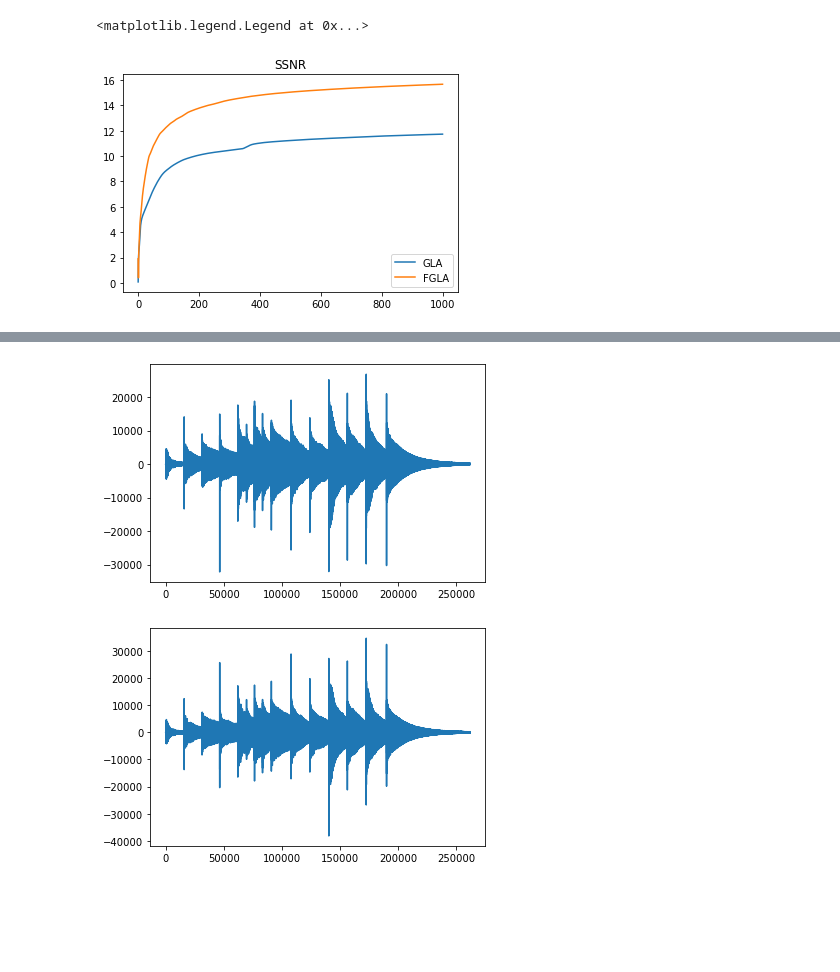
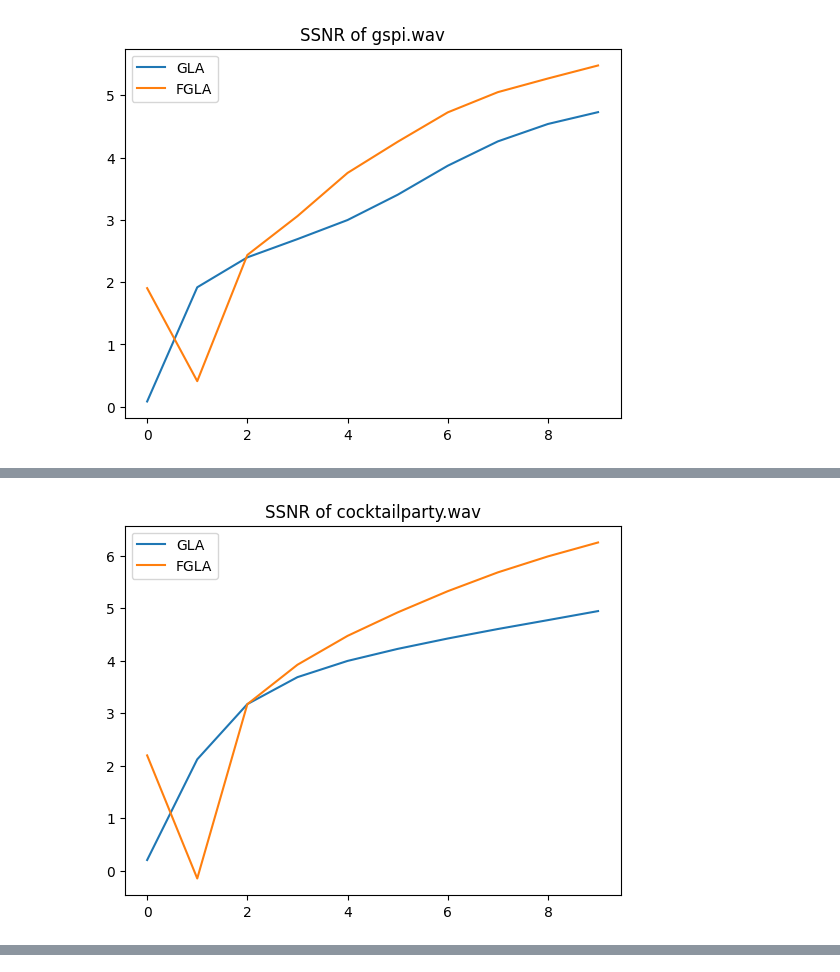
Before and after one commit to IvanPopJovanov/ni-2022-fgla, a Jupyter notebook: main.ipynb, the cells around one changed output, grey strips where cells are left out. Cells and saved outputs as stored; diff of their text form; code cells hidden in the pictures; blank space fills up the shorter version.

```diff
--- a/main.ipynb
+++ b/main.ipynb
@@ -70,7 +47,7 @@ def GLA(s, N, iterations):
         x = istft(c)
 
         ssnr = SSNR(x, s)
-        if(i % 100 == 0):
+        if(i % (iterations/10) == 0):
             print('Reconstruction iteration: {}/{} - SSNR: {}'.format(i, iterations, ssnr))
         ssnr_history.append(ssnr)
 
@@ -96,20 +73,36 @@ def FGLA(s, N, iterations, alpha = 0.99):
         x = istft(c)
 
         ssnr = SSNR(x, s)
-        if(i % 100 == 0):
+        if(i % (iterations/10) == 0):
             print('Reconstruction iteration: {}/{} - SSNR: {}'.format(i, iterations, ssnr))
         ssnr_history.append(ssnr)
 
     return x, ssnr_history
 # %%
+sound_names = ["gspi.wav","cocktailparty.wav"]
 alpha = 0.99
-iterations = 1000
+iterations = 10
 
-s = np.abs(stft(data))
+x_gla_array = []
+history_gla_array = []
+x_fgla_array = []
+history_fgla_array = []
+Fs_array = []
+for sound_name in sound_names:
+  Fs, data = wavfile.read('/content/'+sound_name)
+  Fs_array.append(Fs)
+  N = data.shape[0]
+  s = np.abs(stft(data))
 
-print("### GLA: ")
-x_gla, history_gla = GLA(s, N, iterations)
 
-print("### FGLA: ")
-x_fgla, history_fgla = FGLA(s, N, iterations, alpha)
+  print("======================================================")
+  print("Sound name: "+sound_name)
+  print("### GLA: ")
+  x_gla, history_gla = GLA(s, N, iterations)
+  x_gla_array.append(x_gla)
+  history_gla_array.append(history_gla)
+  print("### FGLA: ")
+  x_fgla, history_fgla = FGLA(s, N, iterations, alpha)
+  x_fgla_array.append(x_fgla)
+  history_fgla_array.append(history_fgla)
 # %% [output]
@@ -133,9 +126,11 @@ Reconstruction iteration: 1000/1000 - SSNR: 15.659404993073352
 # %%
-it_vals = range(0, iterations)
-plt.title('SSNR')
-plt.plot(it_vals, history_gla, label='GLA')
-plt.plot(it_vals, history_fgla, label='FGLA')
-plt.legend(loc='best')
+for i in range(len(sound_names)):
+  it_vals = range(0, iterations)
+  plt.title('SSNR of '+sound_names[i])
+  plt.plot(it_vals, history_gla_array[i], label='GLA')
+  plt.plot(it_vals, history_fgla_array[i], label='FGLA')
+  plt.legend(loc='best')
+  plt.show()
+  display.display(display.Audio(data=x_fgla_array[i], rate=Fs_array[i]))
 # %% [output]
-<matplotlib.legend.Legend at 0x...>
-[figure, old version]
+[figure, new version]
@@ -141,0 +138 @@ plt.legend(loc='best')
+[figure, added]
@@ -146,8 +139,0 @@ plt.legend(loc='best')
-# %%
-plt.plot(data)
-plt.show()
-plt.plot(x_fgla)
-plt.show()
-# %% [output]
-[figure, removed]
-[figure, removed]
```
Also changed, not shown: parts of 13 cells of this notebook.
